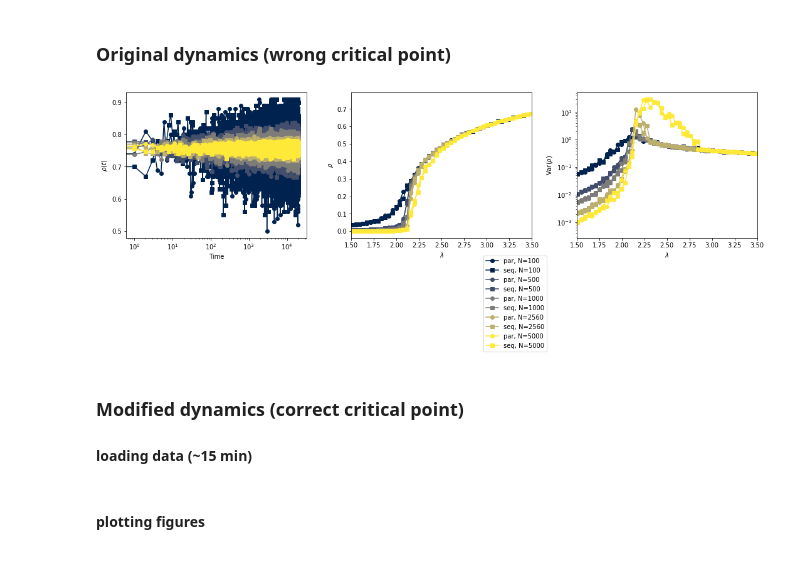
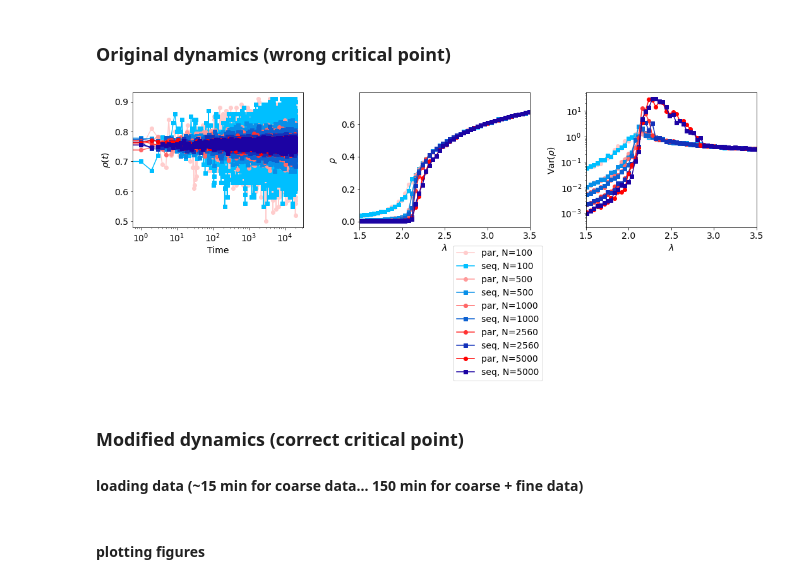
Before and after one commit to mgirardis/contact-process, a Jupyter notebook: check_phase_transition.ipynb, the cells around one changed output. Cells and saved outputs as stored; diff of their text form; code cells hidden in the pictures.

Commit message:
making phase transition plots

```diff
--- a/check_phase_transition.ipynb
+++ b/check_phase_transition.ipynb
@@ -13,23 +13,25 @@ cmd_to_generate = ['seq']
 cmd_line_seq = 'contact_process.py -l {lmbda:g} -N {N:d} -tTrans {tTrans:d} -tTotal {tTotal:d} -graph ring -X0 1 -fX0 0.1 -sim timeevo -outputFile {out_dir:s}/N{N:d}/corr_ring/cp_ring_N{N:d}_l{lmbda:g}_seq_timeevo.mat -update sequential -iterdynamics tome_oliveira'
 cmd_line_par = 'contact_process.py -l {lmbda:g} -N {N:d} -tTrans {tTrans:d} -tTotal {tTotal:d} -graph ring -X0 1 -fX0 0.0 -sim aval -outputFile {out_dir:s}/N{N:d}/corr_ring/cp_ring_N{N:d}_l{lmbda:g}_par_aval.mat -update parallel -iterdynamics tome_oliveira'
 
-N_values = [100,500,1000,2560,5000]
-tTrans   = 10000
-tTotal   = 30000
+N_values     = [100,500,1000,2560,5000]
+tTrans       = 10000
+tTotal       = 30000
+#lmbda_values = numpy.linspace(1.0,4.5,100)
+lmbda_values_seq = numpy.linspace(3.0,3.6,1000) # lmbda_values
+lmbda_values_par = numpy.linspace(2.3,2.9,1000) # lmbda_values
 
 cmd_line_filename = f'lines_to_run_CP_phasetrans_ring_TO.sh'
 out_dir           =  'test_sim/phase_trans_TO'
 
-lmbda_values = numpy.linspace(1.0,4.5,100)
 
 with open(cmd_line_filename,'w') as f:
     for N in N_values:
         if 'seq' in cmd_to_generate:
-            for l in lmbda_values:
+            for l in lmbda_values_seq:
                 f.write(cmd_line_seq.format(lmbda=l,N=N,tTrans=2*tTrans*N,tTotal=tTotal*N,out_dir=out_dir) + '\n')
             f.write('\n')
         if 'par' in cmd_to_generate:
-            for l in lmbda_values:
+            for l in lmbda_values_par:
                 f.write(cmd_line_par.format(lmbda=l,N=N,tTrans=tTrans,tTotal=tTotal,out_dir=out_dir) + '\n')
             f.write('\n')
         f.write('\n')
@@ -41,6 +43,13 @@ import glob
 import numpy
 import matplotlib.pyplot as plt
 import modules.io as io
+
+
+import sys
+del sys.modules['modules.plot_func']
+del pltt
+import modules.plot_func as pltt
+
 
 input_dir = ['test_sim/phase_trans_TO_old/N100/corr_ring',
              'test_sim/phase_trans_TO_old/N500/corr_ring',
@@ -61,44 +70,46 @@ rho_var_par  = [ numpy.array([ float(dd.N) * numpy.nanvar( dd.rho) for dd in dN
 l_values_seq = [ numpy.array([            dd.l                     for dd in dN ]) for dN in pt_seq ]
 rho_seq      = [ numpy.array([ numpy.nanmean(dd.rho)               for dd in dN ]) for dN in pt_seq ]
 rho_var_seq  = [ numpy.array([ float(dd.N) * numpy.nanvar( dd.rho) for dd in dN ]) for dN in pt_seq ]
 
 
 
-colors = plt.get_cmap('cividis')(numpy.linspace(0,1,N_values.size))
+#colors = plt.get_cmap('cividis')(numpy.linspace(0,1,N_values.size))
+colors_seq = pltt.cmap_blue_deep()(numpy.linspace(0,1,N_values.size))
+colors_par = pltt.cmap_red_standard()(numpy.linspace(0,1,N_values.size))
 
 plt.rcParams.update({'font.size':14})
 fig,ax = plt.subplots(nrows=1,ncols=3,figsize=(15,4))
 
 ax[2].sharex(ax[1])
 
 for k,N in enumerate(N_values):
-    ax[0].plot(pt_par[k][-1].time                ,pt_par[k][-1].rho,'-o',label=f'par, N={N}',color=colors[k])
-    ax[0].plot(pt_seq[k][-1].time/pt_seq[k][-1].dt,pt_seq[k][-1].rho,'-s',label=f'seq, N={N}',color=colors[k])
+    ax[0].plot(pt_par[k][-1].time                 ,pt_par[k][-1].rho,'-o',label=f'par, N={N}',color=colors_par[k])
+    ax[0].plot(pt_seq[k][-1].time/pt_seq[k][-1].dt,pt_seq[k][-1].rho,'-s',label=f'seq, N={N}',color=colors_seq[k])
     ax[0].set_xlabel('Time')
     ax[0].set_ylabel('$\\rho(t)$')
     ax[0].set_xscale('log')
-    ax[1].plot(l_values_par[k],rho_par[k],'-o',label=f'par, N={N}',color=colors[k])
-    ax[1].plot(l_values_seq[k],rho_seq[k],'-s',label=f'seq, N={N}',color=colors[k])
+    ax[1].plot(l_values_par[k],rho_par[k],'-o',label=f'par, N={N}',color=colors_par[k])
+    ax[1].plot(l_values_seq[k],rho_seq[k],'-s',label=f'seq, N={N}',color=colors_seq[k])
     ax[1].set_xlabel('$\\lambda$')
     ax[1].set_ylabel('$\\rho$')
-    ax[2].plot(l_values_par[k],rho_var_par[k],'-o',label=f'par, N={N}',color=colors[k])
-    ax[2].plot(l_values_seq[k],rho_var_seq[k],'-s',label=f'seq, N={N}',color=colors[k])
+    ax[2].plot(l_values_par[k],rho_var_par[k],'-o',label=f'par, N={N}',color=colors_par[k])
+    ax[2].plot(l_values_seq[k],rho_var_seq[k],'-s',label=f'seq, N={N}',color=colors_seq[k])
     ax[2].set_xlabel('$\\lambda$')
     ax[2].set_ylabel('Var($\\rho$)')
     ax[2].set_yscale('log')
 
 ax[1].set_xlim((1.5,3.5))
 
 plt.tight_layout()
 
 ax[1].legend(bbox_to_anchor=(1.1,-0.1), loc='upper right')
 
 plt.show()
 # %% [output]
-[figure, old version]
+[figure, new version]
 # %% [markdown]
 ### Modified dynamics (correct critical point)
 
-#### loading data (~15 min)
+#### loading data (~15 min for coarse data... 150 min for coarse + fine data)
 # %%
 import os
```
Also changed, not shown: parts of 5 cells of this notebook, 7 other files.
